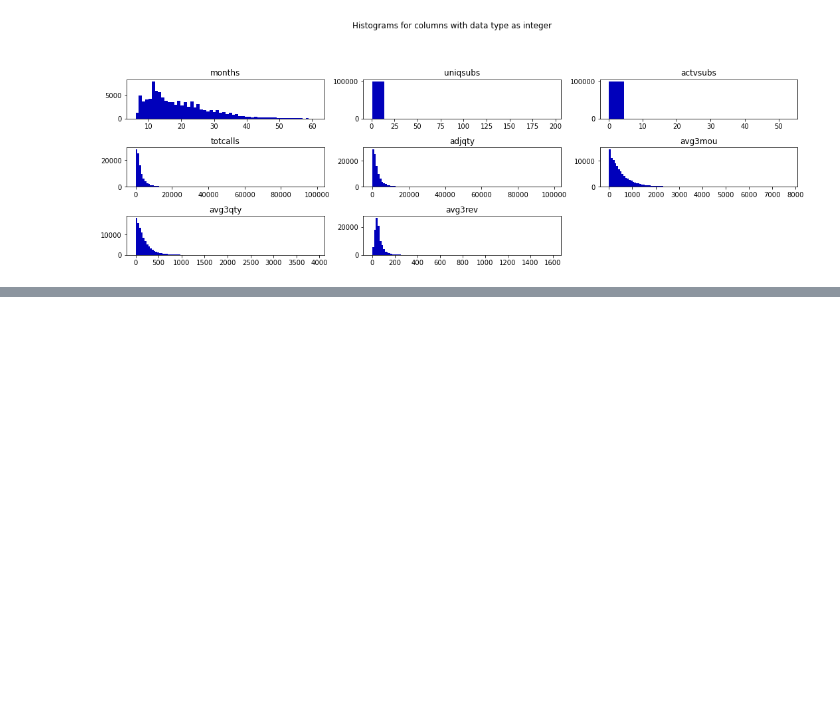
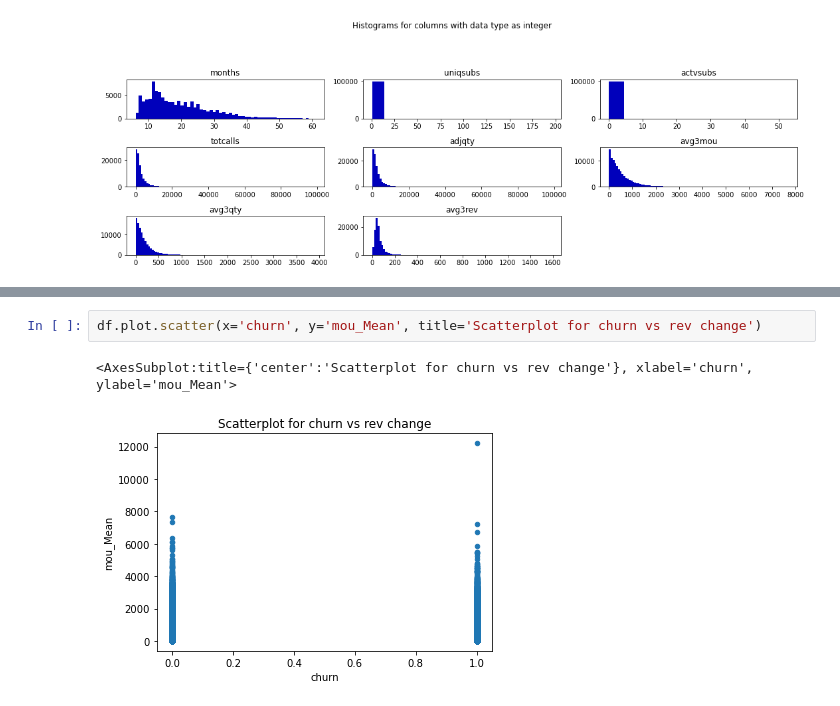
Before and after one commit to anushreejoshi03/datascience, a Jupyter notebook: churn rate telco.ipynb, the cells around one changed output, grey strips where cells are left out. Drawn from its saved outputs; the diff is of its cells as text; blank space fills up the shorter version.

```diff
--- a/churn rate telco.ipynb
+++ b/churn rate telco.ipynb
@@ -215,0 +320,5 @@ def find_outliers(df,columns):
+# %%
+df.plot.scatter(x='churn', y='mou_Mean', title='Scatterplot for churn vs rev change')
+# %% [output]
+<AxesSubplot:title={'center':'Scatterplot for churn vs rev change'}, xlabel='churn', ylabel='mou_Mean'>
+[figure, added]
```
Also changed, not shown: parts of 26 cells of this notebook.
